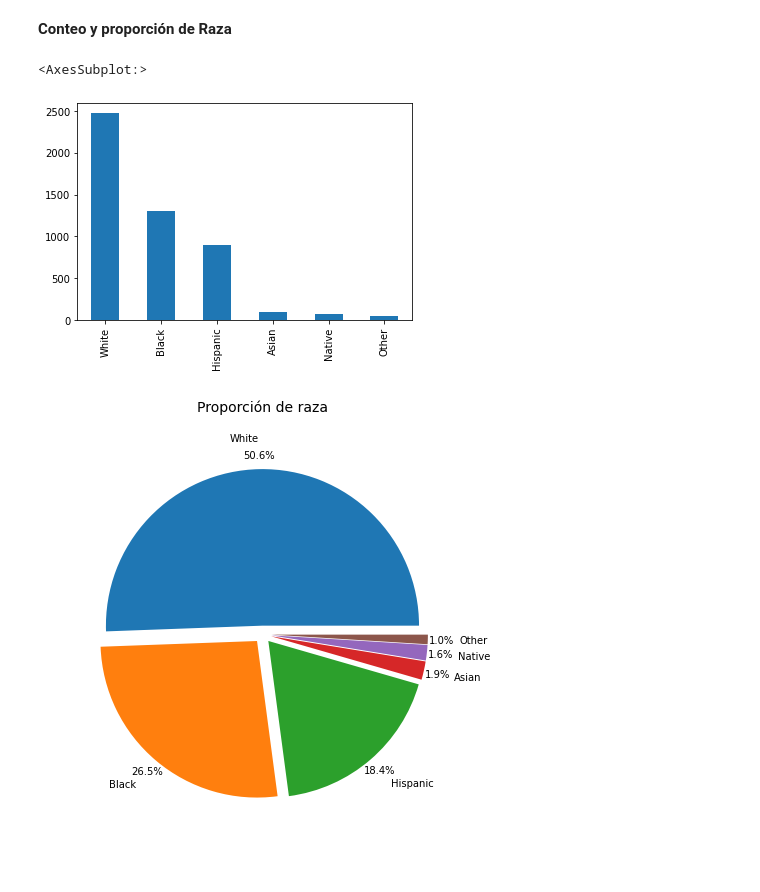
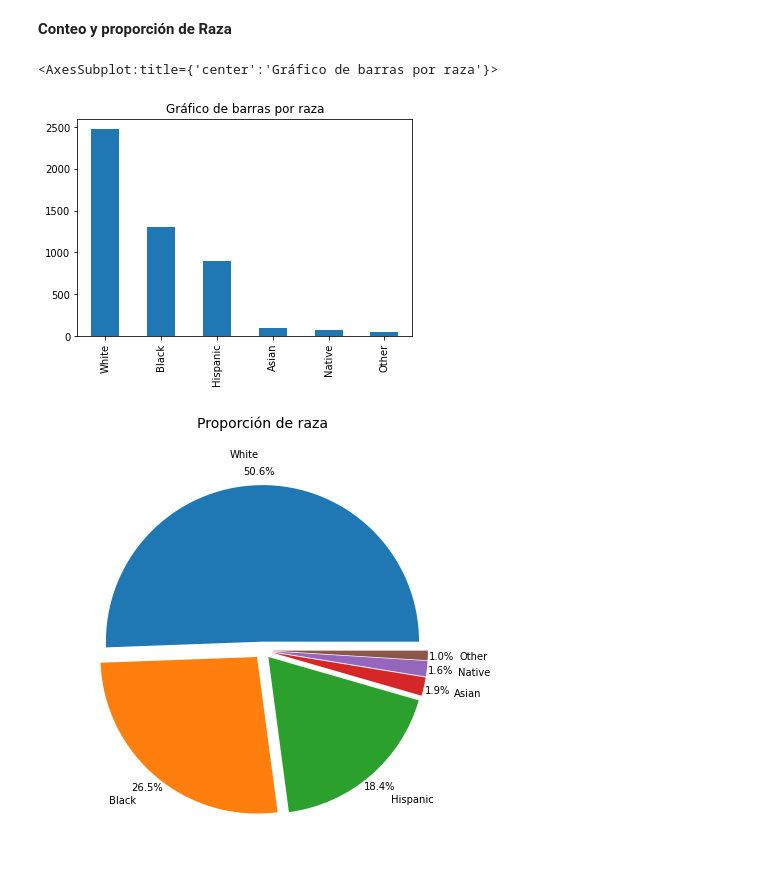
Before and after one commit to EmmanuelGalvan/MineriaDatos, a Jupyter notebook: Archivos/Practica de limpieza/Visualizacion_Equipo9.ipynb, the cells around one changed output. Saved outputs shown, nothing was run; the diff lists cells and outputs as text; code cells hidden in the pictures.

Commit message:
cambios iniciales
Revise ortografía, le puse títulos a algunos gráficos y modifique los parámetros de ciertos gráficos para que no se vieran empalmados

```diff
--- a/Archivos/Practica de limpieza/Visualizacion_Equipo9.ipynb
+++ b/Archivos/Practica de limpieza/Visualizacion_Equipo9.ipynb
@@ -166,10 +166,10 @@ Name: Edad, dtype: float64
 # %% [markdown]
 **Conteo y proporción de Raza**
 # %%
-df_PS['Raza'].value_counts().plot.bar()
+df_PS['Raza'].value_counts().plot.bar(title="Gráfico de barras por raza")
 # %% [output]
-<AxesSubplot:>
+<AxesSubplot:title={'center':'Gráfico de barras por raza'}>
-[figure, old version]
+[figure, new version]
 # %%
 import matplotlib.pyplot as plt
 # %%
```
Also changed, not shown: parts of 29 cells of this notebook, 1 other file.
